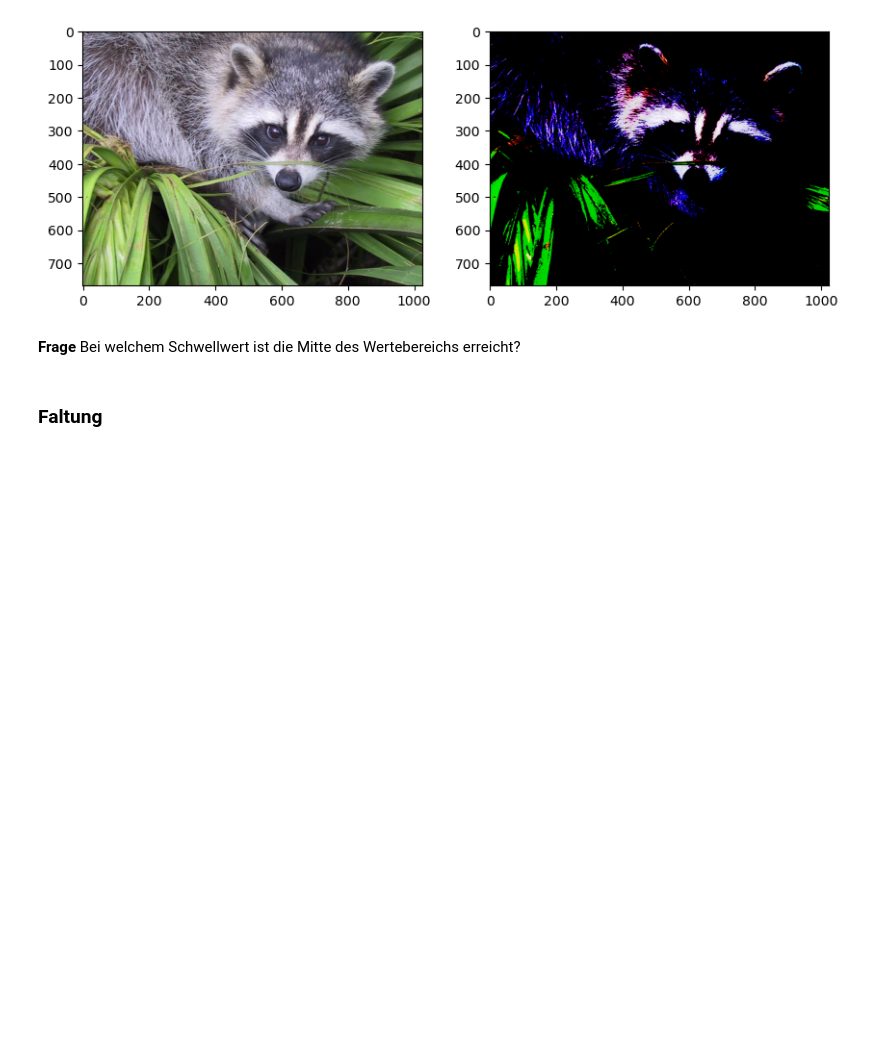
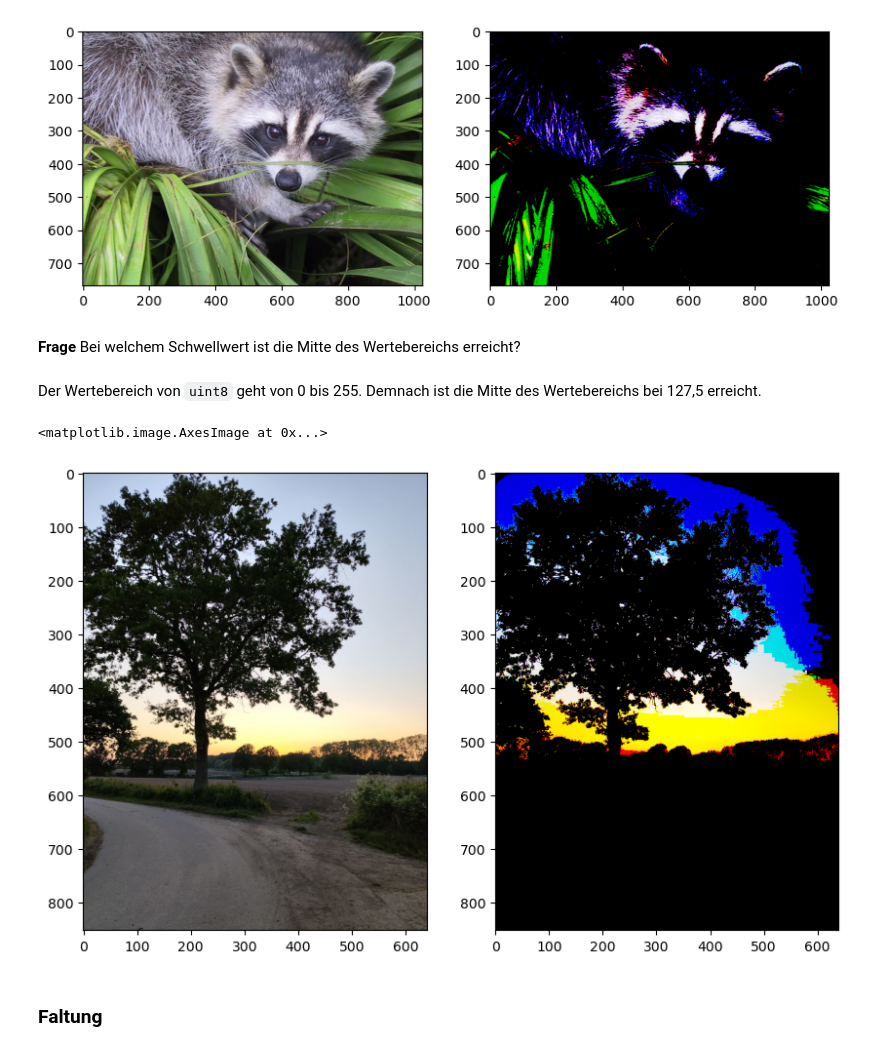
Before and after one commit to sonnii23/DigSigRep, a Jupyter notebook: digsig1/pds6_Sonnwin_Manleitner.ipynb, the cells around one changed output. Saved outputs shown, nothing was run; the diff lists cells and outputs as text; code cells hidden in the pictures; blank space fills up the shorter version.

```diff
--- a/digsig1/pds6_Sonnwin_Manleitner.ipynb
+++ b/digsig1/pds6_Sonnwin_Manleitner.ipynb
@@ -15,6 +15,8 @@ Bilder lassen sich wie Audiosignale digital darstellen. Während Audiosignale ei
 ## Vorbereitung
 # %% [markdown]
 Bringen Sie ein Bild bzw. eine Bilddatei Ihrer Wahl zum Praktikumstermin mit. Mit dieser Bilddatei sollen alle Verarbeitungsschritte des Versuchs nachvollzogen und die Aufgabe zum Schluss gelöst werden.
+# %%
+bild = "PSD5.png"
 # %% [markdown]
 ## Versuchsdurchführung
 # %% [markdown]
@@ -39,7 +41,10 @@ iio.imwrite('face.png', f) # uses the Image module (PIL)
 # %% [markdown]
 Das Lesen von Bildern erfolgt durch
 # %%
-im_MN = iio.imread('face.png')
+
+im_MN    = iio.imread('face.png')
+
+bildRead = iio.imread(bild)
 # %% [markdown]
 **Fragen**
 
@@ -62,6 +83,18 @@ ax[1].imshow(jm_MN)
 # %% [markdown]
 **Frage**
 Bei welchem Schwellwert ist die Mitte des Wertebereichs erreicht?
+# %% [markdown]
+Der Wertebereich von `uint8` geht von 0 bis 255. Demnach ist die Mitte des Wertebereichs bei 127,5 erreicht.
+# %%
+bildFarb = np.copy(bildRead)
+bildFarb[bildRead < 220] = 0
+
+fig, ax = plt.subplots(1, 2, figsize=(10, 10))
+ax[0].imshow(bildRead)
+ax[1].imshow(bildFarb)
+# %% [output]
+<matplotlib.image.AxesImage at 0x...>
+[figure, added]
 # %% [markdown]
 ### Faltung
 # %% [markdown]
```
Also changed, not shown: parts of 11 cells of this notebook, 4 other files.
